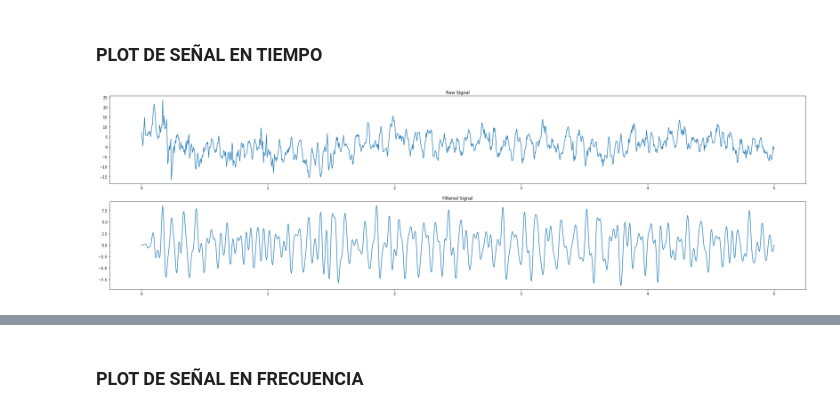
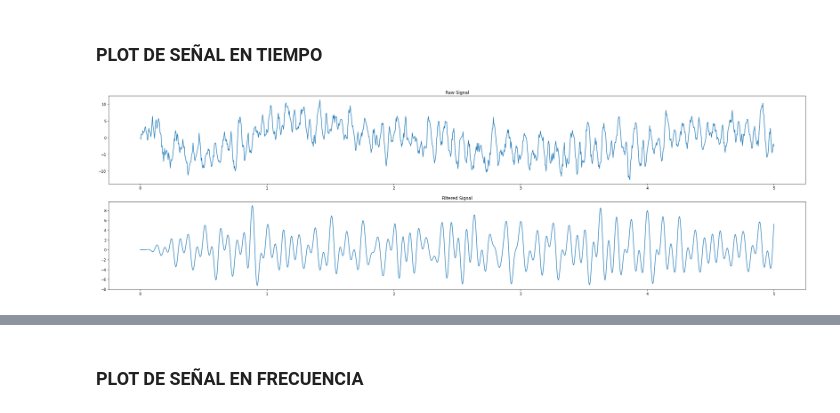
Before and after one commit to josevasquez123/DB_SSVEP, a Jupyter notebook: test.ipynb, the cells around one changed output, grey strips where cells are left out. Cells and saved outputs as stored; diff of their text form; code cells hidden in the pictures.

Commit message:
added people CCA analysis
added CCA analysis for person's frequency stimulation

```diff
--- a/test.ipynb
+++ b/test.ipynb
@@ -154,15 +228,3 @@ stimulation
  '15.8': 39}
 # %% [markdown]
 ### DATA(ELECTRODO, DATOS, FRECUENCIA, BLOQUE)
-# %%
-#PERSONA 1
-mat = scipy.io.loadmat('../DB/S1.mat')
-S1 = np.array(mat['data'])
-
-#PERSONA 2
-mat2 = scipy.io.loadmat('../DB/S2.mat')
-S2 = np.array(mat2['data'])
-
-sr = 250
-avoid_time = 0.5
-trash_data = int(avoid_time*sr)
@@ -170,0 +231,6 @@ S1_OZ = get_data(S2,'Oz','10.0')
+# %%
+people = []
+
+for index in np.arange(len(DBfiles)):
+    temp = scipy.io.loadmat('../DB/'+DBfiles[index])
+    people.append(np.array(temp['data']))
@@ -170,0 +241,3 @@ S1_OZ = get_data(S2,'Oz','10.0')
+# %%
+freq = 8
+S1_OZ = get_data(people[0],'Oz',freq)
@@ -179,6 +258,6 @@ S1_OZ_15Hz_AVG_5sec = drop_trash_data(S1_OZ_15Hz_AVG,trash_data)
 # %%
 #PROCESO DE FILTRADO
 
-filtered = butter_bandpass_filter(data=S1_OZ_15Hz_AVG_5sec,lowcut=7,highcut=30,fs=sr, order=9)
+filtered = bandpass_filter(data=S1_OZ_15Hz_AVG_5sec,lowcut=freq-3,highcut=2*freq+4,fs=sr, order=9)
 
 filtered_with_notch = notch_filter(filtered)
@@ -187,7 +268,7 @@ filtered_with_notch = notch_filter(filtered)
 # %%
 max_time = len(S1_OZ_15Hz_AVG_5sec)/sr
 time_steps = np.linspace(0, max_time, len(S1_OZ_15Hz_AVG_5sec))
 
-plot_time_signals(S1_OZ_15Hz_AVG_5sec, filtered_with_notch)
+plot_time_signals(S1_OZ_15Hz_AVG_5sec, filtered)
 # %% [output]
-[figure, old version]
+[figure, new version]
```
Also changed, not shown: parts of 18 cells of this notebook.
